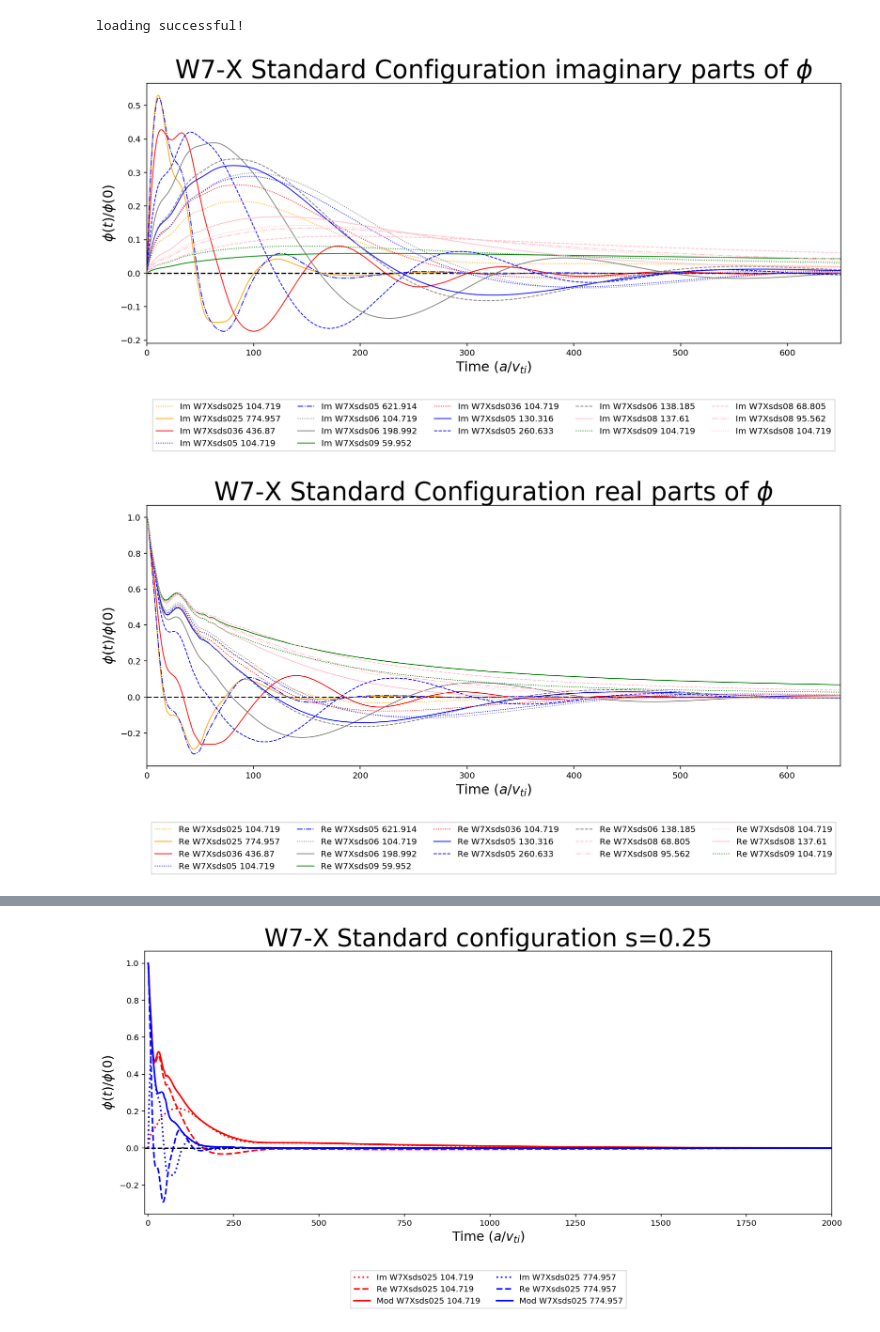
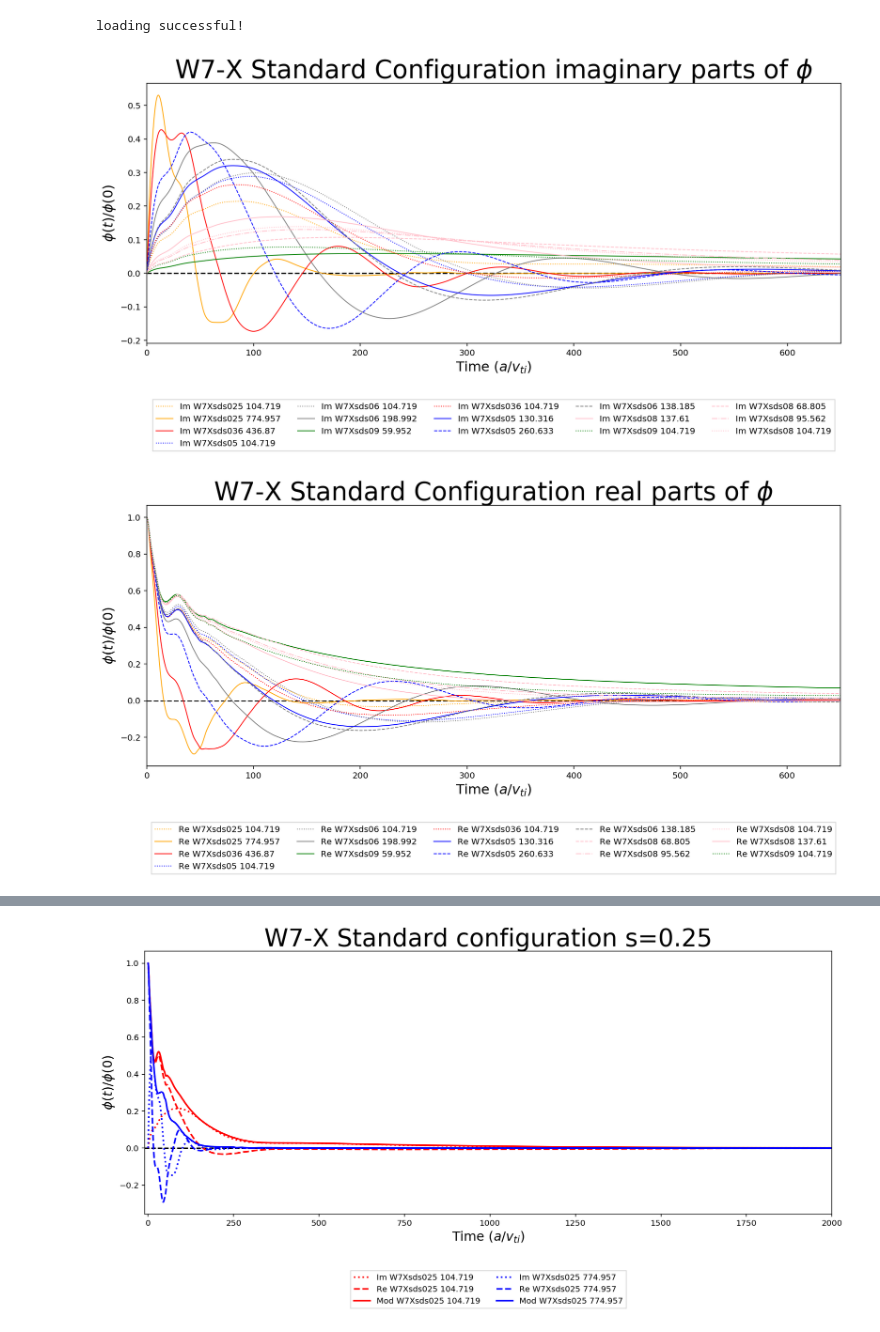
Before and after one commit to cardanmomo/sterren, a Jupyter notebook: Emmasnotebooks/Comparisons linear ZF respons/to compare the ones with standard configuration.ipynb, the cells around one changed output, grey strips where cells are left out. Cells and saved outputs as stored; diff of their text form; code cells hidden in the pictures.

```diff
--- a/Emmasnotebooks/Comparisons linear ZF respons/to compare the ones with standard configuration.ipynb
+++ b/Emmasnotebooks/Comparisons linear ZF respons/to compare the ones with standard configuration.ipynb
@@ -118,7 +118,7 @@ ax1.plot(t7, e7, linewidth=1, label=('Im W7Xsds025 104.719'),color='orange',line
 ax1.plot(t8, e8, linewidth=1, label=('Im W7Xsds025 774.957'),color='orange')
 ax1.plot(t9, e9, linewidth=1, label=('Im W7Xsds036 436.87'), color='red')
 ax1.plot(t10, e10, linewidth=1, label=('Im W7Xsds05 104.719'),color='blue',linestyle='dotted')
-ax1.plot(t11, e11, linewidth=1, label=('Im W7Xsds05 621.914'),color='blue',linestyle='-.')
+#ax1.plot(t11, e11, linewidth=1, label=('Im W7Xsds05 621.914'),color='blue',linestyle='-.')
 ax1.plot(t12, e12, linewidth=1, label=('Im W7Xsds06 104.719'), color='grey',linestyle='dotted')
 ax1.plot(t13, e13, linewidth=1, label=('Im W7Xsds06 198.992'), color='grey')
 ax1.plot(t14, e14, linewidth=1, label=('Im W7Xsds09 59.952'), color='green')
@@ -139,42 +139,42 @@ plt.xlim([0,650])
 fig.tight_layout()
 #plt.savefig('../../CMSS_2018/Poster/Salpha_nlzf_plot.pdf', format='pdf', dpi=1200)
 # %% [output]
-[figure, old version]
+[figure, new version]
 # %%
 #PLOT FOR THE REAL PART
 fig, ax1 = plt.subplots(figsize=(13, 7))
 plt.title('W7-X Standard Configuration real parts of $\phi$', fontsize=30)
 ax1.set_xlabel('Time ($a / v_{ti}$)',fontsize=16)
 ax1.set_ylabel('$\phi (t) / \phi (0)$',fontsize=16)
 ax1.axhline(y=0, color='black', linestyle='dashed')
 #plt.ylim([0,0.1])
 
 ax1.plot(t7, E7, linewidth=1, label=('Re W7Xsds025 104.719'),color='orange',linestyle='dotted')
 ax1.plot(t8, E8, linewidth=1, label=('Re W7Xsds025 774.957'),color='orange')
 ax1.plot(t9, E9, linewidth=1, label=('Re W7Xsds036 436.87'), color='red')
 ax1.plot(t10, E10, linewidth=1, label=('Re W7Xsds05 104.719'),color='blue',linestyle='dotted')
-ax1.plot(t11, E11, linewidth=1, label=('Re W7Xsds05 621.914'),color='blue',linestyle='-.')
+#ax1.plot(t11, E11, linewidth=1, label=('Re W7Xsds05 621.914'),color='blue',linestyle='-.')
 ax1.plot(t12, E12, linewidth=1, label=('Re W7Xsds06 104.719'), color='grey',linestyle='dotted')
 ax1.plot(t13, E13, linewidth=1, label=('Re W7Xsds06 198.992'), color='grey')
 ax1.plot(t14, E14, linewidth=1, label=('Re W7Xsds09 59.952'), color='green')
 ax1.plot(t30, E30, linewidth=1, label=('Re W7Xsds036 104.719'), color='red',linestyle='dotted')
 ax1.plot(t31, E31, linewidth=1, label=('Re W7Xsds05 130.316'),color='blue')
 ax1.plot(t32, E32, linewidth=1, label=('Re W7Xsds05 260.633'),color='blue',linestyle='dashed')
 ax1.plot(t33, E33, linewidth=1, label=('Re W7Xsds06 138.185'), color='grey',linestyle='dashed')
 ax1.plot(t36, E36, linewidth=1, label=('Re W7Xsds08 68.805'),color='pink',linestyle='dashed')
 ax1.plot(t37, E37, linewidth=1, label=('Re W7Xsds08 95.562'),color='pink',linestyle='-.')
 ax1.plot(t34, E34, linewidth=1, label=('Re W7Xsds08 104.719'),color='pink',linestyle='dotted')
 ax1.plot(t35, E35, linewidth=1, label=('Re W7Xsds08 137.61'),color='pink')
 ax1.plot(t38, E38, linewidth=1, label=('Re W7Xsds09 104.719'), color='green',linestyle='dotted')
 
 plt.legend(loc='upper center',
              bbox_to_anchor=(0.5, -0.2),fancybox=False, shadow=False, ncol=5)
 plt.xlim([0,650])
 
 fig.tight_layout()
 #plt.savefig('../../CMSS_2018/Poster/Salpha_nlzf_plot.pdf', format='pdf', dpi=1200)
 # %% [output]
-[figure, old version]
+[figure, new version]
 # %%
 #PLOT FOR THE MODULUS
 fig, ax1 = plt.subplots(figsize=(13, 7))
```
Also changed, not shown: parts of 6 cells of this notebook, 8 other files.
